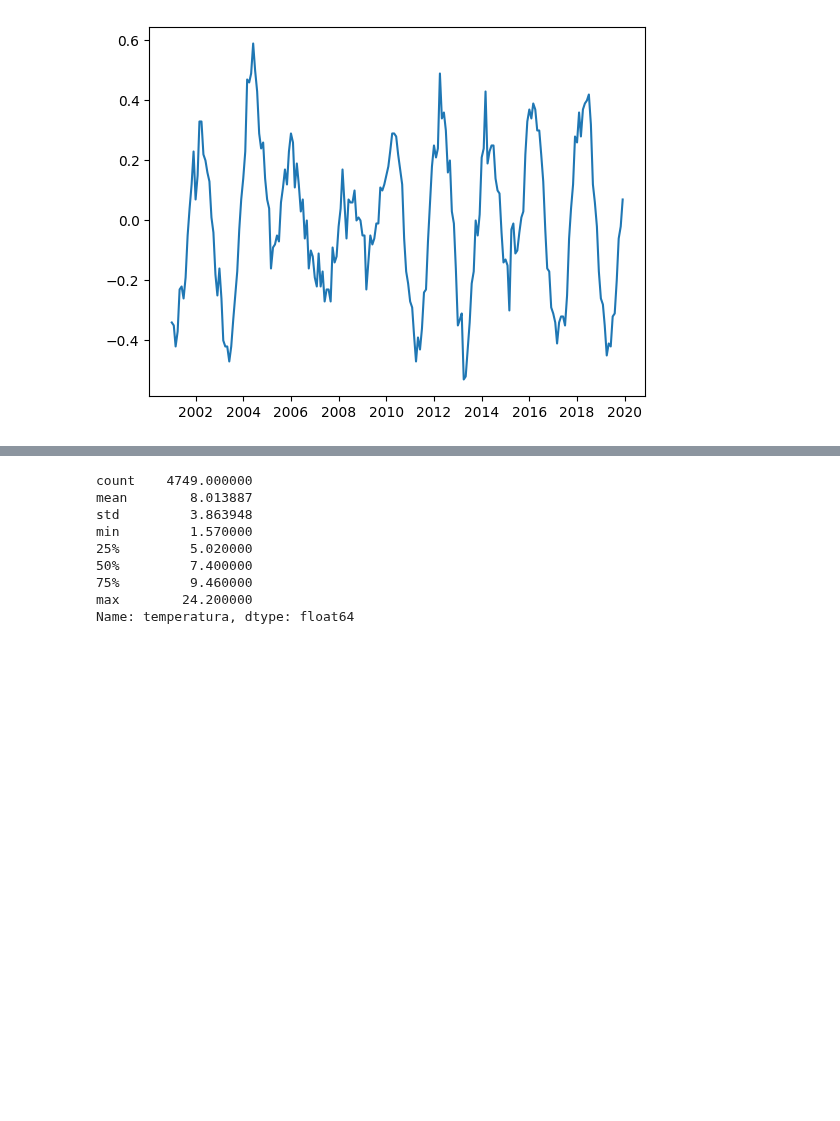
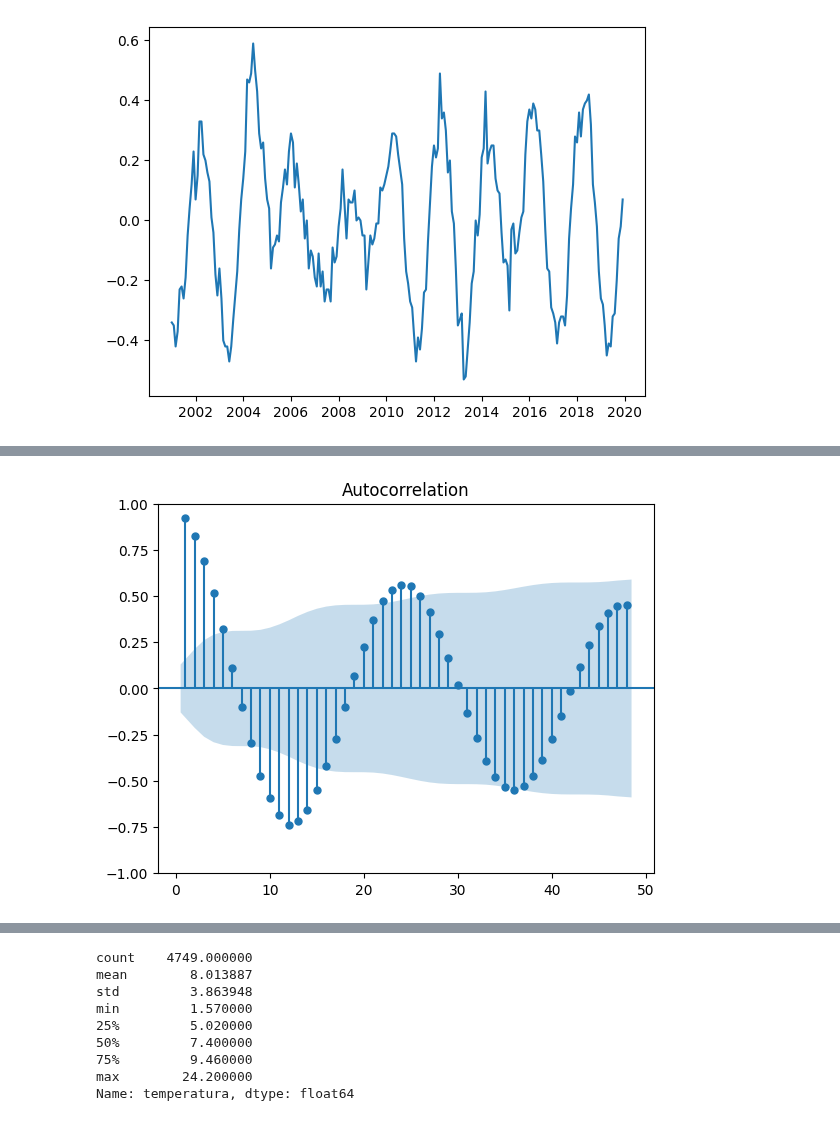
Before and after one commit to datwaft/aprendizaje_automatico, a Jupyter notebook: Trabajo_Corto_1.ipynb, the cells around one changed output, grey strips where cells are left out. Saved outputs shown, nothing was run; the diff lists cells and outputs as text; code cells hidden in the pictures; blank space fills up the shorter version.

```diff
--- a/Trabajo_Corto_1.ipynb
+++ b/Trabajo_Corto_1.ipynb
@@ -372 +361,6 @@ plt.show()
+# %%
+plot_acf(diff, lags=48, zero=False)
+plt.show()
+# %% [output]
+[figure, added]
 # %% [markdown]
```
Also changed, not shown: parts of 16 cells of this notebook.
